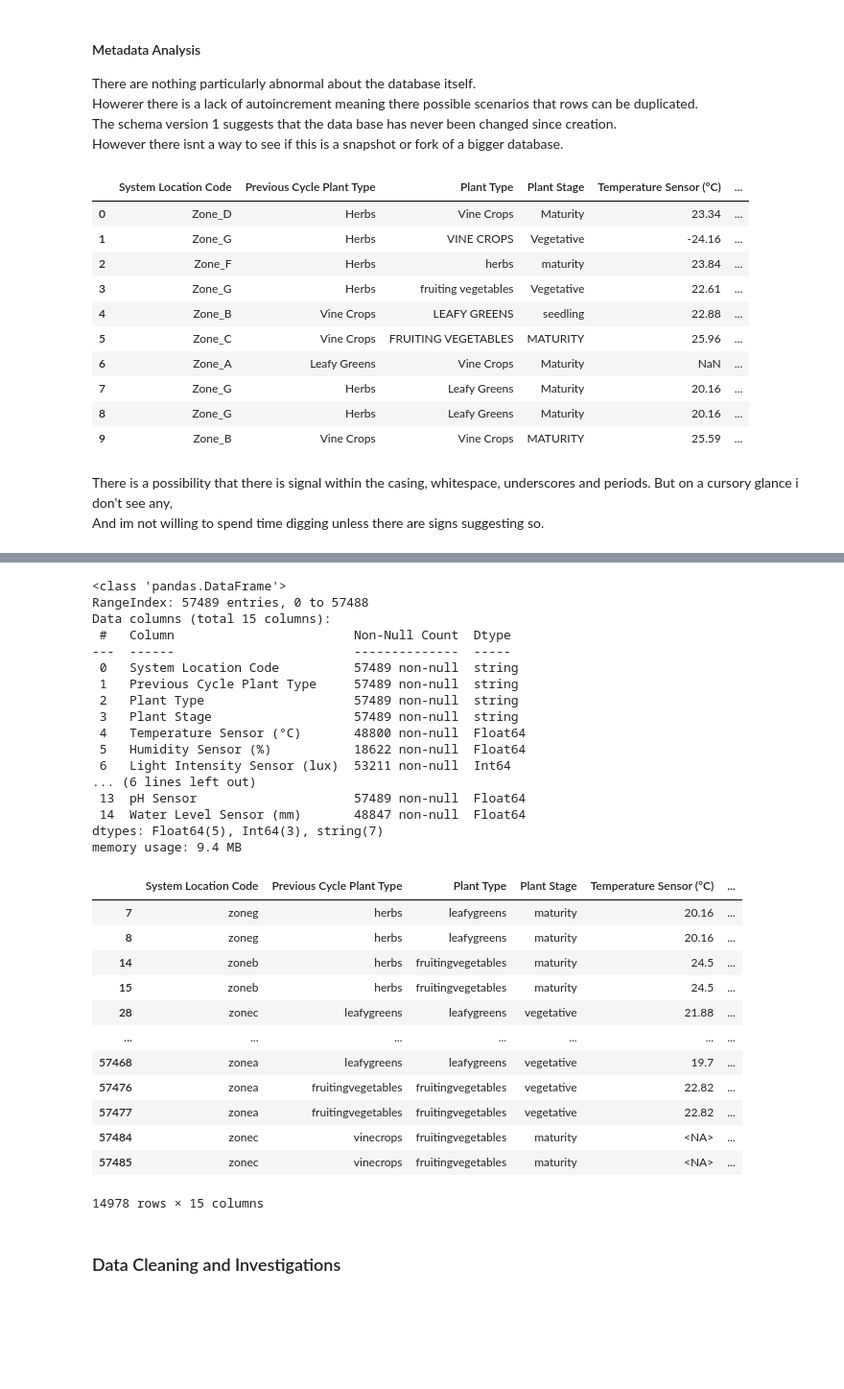
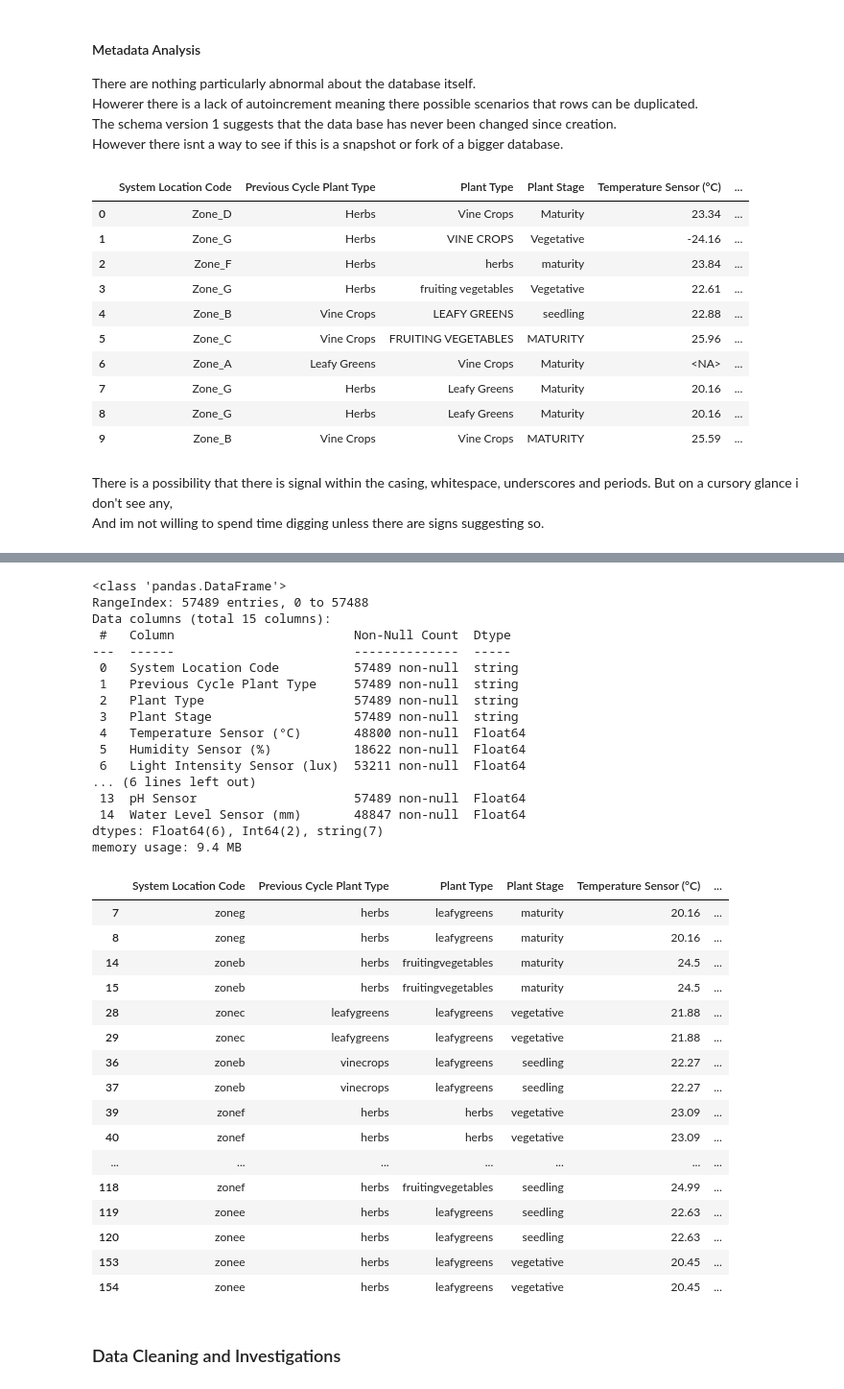
Before and after one commit to CatoYang/AIAP-Assessments, a Jupyter notebook: AIAP19 EDA.ipynb, the cells around one changed output, grey strips where cells are left out. Shown at 96% size. Drawn from its saved outputs; the diff is of its cells as text; code cells hidden in the pictures; blank space fills up the shorter version.

Commit message:
duplicate mistakes

```diff
--- a/AIAP19 EDA.ipynb
+++ b/AIAP19 EDA.ipynb
@@ -185,7 +185,7 @@ However there isnt a way to see if this is a snapshot or fork of a bigger databa
 # Querying the table
 conn = sqlite3.connect(db_path)
 query = f"SELECT * FROM farm_data"
-df_raw = pd.read_sql_query(query, conn)
+df_raw = pd.read_sql_query(query, conn, dtype_backend="pyarrow")
 conn.close()
 df_raw.head(10)
 # %% [output]
@@ -196,7 +196,7 @@ df_raw.head(10)
 | 3 | Zone_G | Herbs | fruiting vegetables | Vegetative | 22.61 | ... |
 | 4 | Zone_B | Vine Crops | LEAFY GREENS | seedling | 22.88 | ... |
 | 5 | Zone_C | Vine Crops | FRUITING VEGETABLES | MATURITY | 25.96 | ... |
-| 6 | Zone_A | Leafy Greens | Vine Crops | Maturity | NaN | ... |
+| 6 | Zone_A | Leafy Greens | Vine Crops | Maturity | <NA> | ... |
 | 7 | Zone_G | Herbs | Leafy Greens | Maturity | 20.16 | ... |
 | 8 | Zone_G | Herbs | Leafy Greens | Maturity | 20.16 | ... |
 | 9 | Zone_B | Vine Crops | Vine Crops | MATURITY | 25.59 | ... |
@@ -254,29 +254,33 @@ Data columns (total 15 columns):
  3   Plant Stage                   57489 non-null  string
  4   Temperature Sensor (°C)       48800 non-null  Float64
  5   Humidity Sensor (%)           18622 non-null  Float64
- 6   Light Intensity Sensor (lux)  53211 non-null  Int64
+ 6   Light Intensity Sensor (lux)  53211 non-null  Float64
 ... (6 lines left out)
  13  pH Sensor                     57489 non-null  Float64
  14  Water Level Sensor (mm)       48847 non-null  Float64
-dtypes: Float64(5), Int64(3), string(7)
+dtypes: Float64(6), Int64(2), string(7)
 memory usage: 9.4 MB
 # %%
 # Quick Check of duplicates
-df_data[df_data.duplicated(keep=False)]
+df_data[df_data.duplicated(keep=False)].head(30)
 # %% [output]
 |  | System Location Code | Previous Cycle Plant Type | Plant Type | Plant Stage | Temperature Sensor (°C) | ... |
 | 7 | zoneg | herbs | leafygreens | maturity | 20.16 | ... |
 | 8 | zoneg | herbs | leafygreens | maturity | 20.16 | ... |
 | 14 | zoneb | herbs | fruitingvegetables | maturity | 24.5 | ... |
 | 15 | zoneb | herbs | fruitingvegetables | maturity | 24.5 | ... |
 | 28 | zonec | leafygreens | leafygreens | vegetative | 21.88 | ... |
+| 29 | zonec | leafygreens | leafygreens | vegetative | 21.88 | ... |
+| 36 | zoneb | vinecrops | leafygreens | seedling | 22.27 | ... |
+| 37 | zoneb | vinecrops | leafygreens | seedling | 22.27 | ... |
+| 39 | zonef | herbs | herbs | vegetative | 23.09 | ... |
+| 40 | zonef | herbs | herbs | vegetative | 23.09 | ... |
 | ... | ... | ... | ... | ... | ... | ... |
-| 57468 | zonea | leafygreens | leafygreens | vegetative | 19.7 | ... |
-| 57476 | zonea | fruitingvegetables | fruitingvegetables | vegetative | 22.82 | ... |
-| 57477 | zonea | fruitingvegetables | fruitingvegetables | vegetative | 22.82 | ... |
-| 57484 | zonec | vinecrops | fruitingvegetables | maturity | <NA> | ... |
-| 57485 | zonec | vinecrops | fruitingvegetables | maturity | <NA> | ... |
+| 118 | zonef | herbs | fruitingvegetables | seedling | 24.99 | ... |
+| 119 | zonee | herbs | leafygreens | seedling | 22.63 | ... |
+| 120 | zonee | herbs | leafygreens | seedling | 22.63 | ... |
+| 153 | zonee | herbs | leafygreens | vegetative | 20.45 | ... |
+| 154 | zonee | herbs | leafygreens | vegetative | 20.45 | ... |
-14978 rows × 15 columns
 # %% [markdown]
 ### Data Cleaning and Investigations
 # %% [markdown]
```
Also changed, not shown: parts of 13 cells of this notebook.
